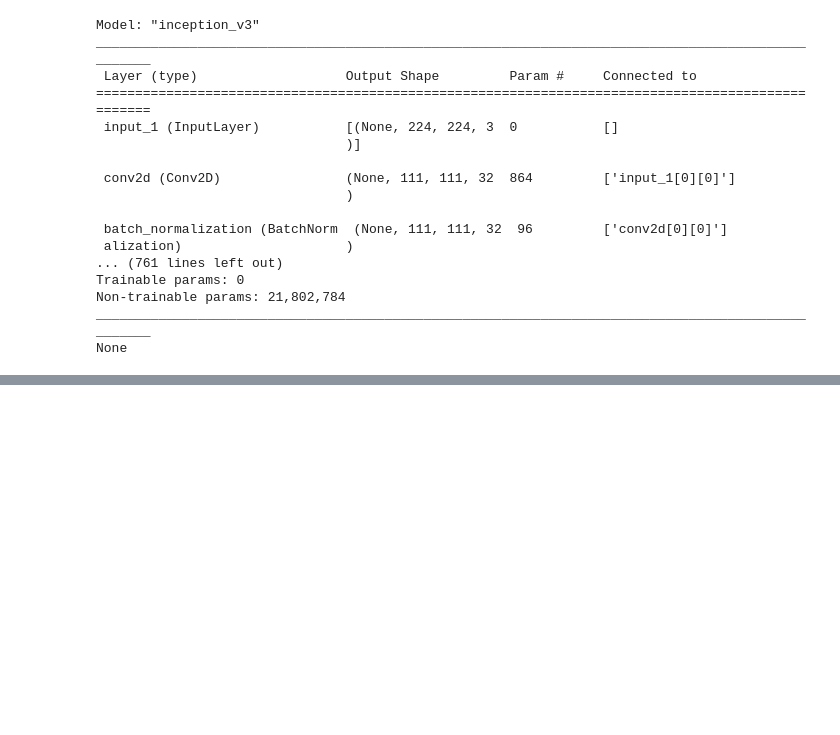
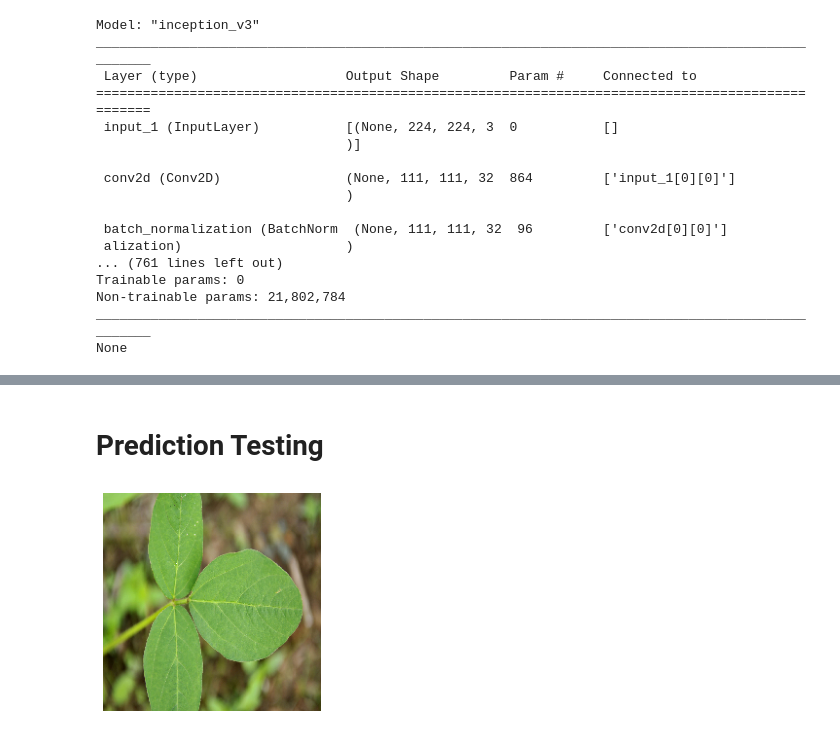
Before and after one commit to mhmmdhafidzr/PlantCare, a Jupyter notebook: PlantCare - Bangkit 2023 Capstone Project.ipynb, the cells around one changed output, grey strips where cells are left out. Saved outputs shown, nothing was run; the diff lists cells and outputs as text; code cells hidden in the pictures; blank space fills up the shorter version.

```diff
--- a/PlantCare - Bangkit 2023 Capstone Project.ipynb
+++ b/PlantCare - Bangkit 2023 Capstone Project.ipynb
@@ -153,0 +224,18 @@ KeyboardInterrupt:
+# %% [markdown]
+# Prediction Testing
+# %%
+import numpy as np
+import keras.utils as image
+
+# Soybean___healthy (class 27)
+image_path = 'Soybean_leaves.jpg'
+img = image.load_img(image_path, target_size=(224, 224))
+img = image.img_to_array(img)
+img = np.expand_dims(img, axis=0)
+img = img / 255.0  # Rescale pixel values to the range of [0, 1]
+
+plt.imshow(img[0])
+plt.axis('off')
+plt.show()
+# %% [output]
+[figure, added]
```
Also changed, not shown: parts of 32 cells of this notebook.
